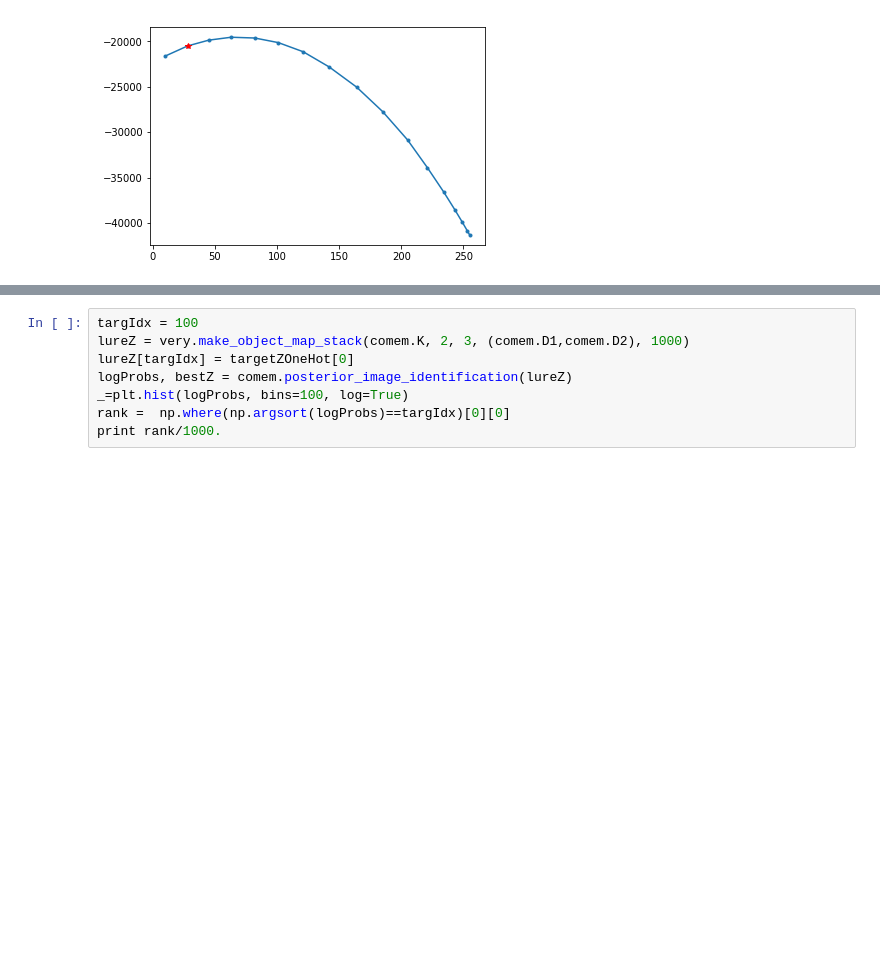
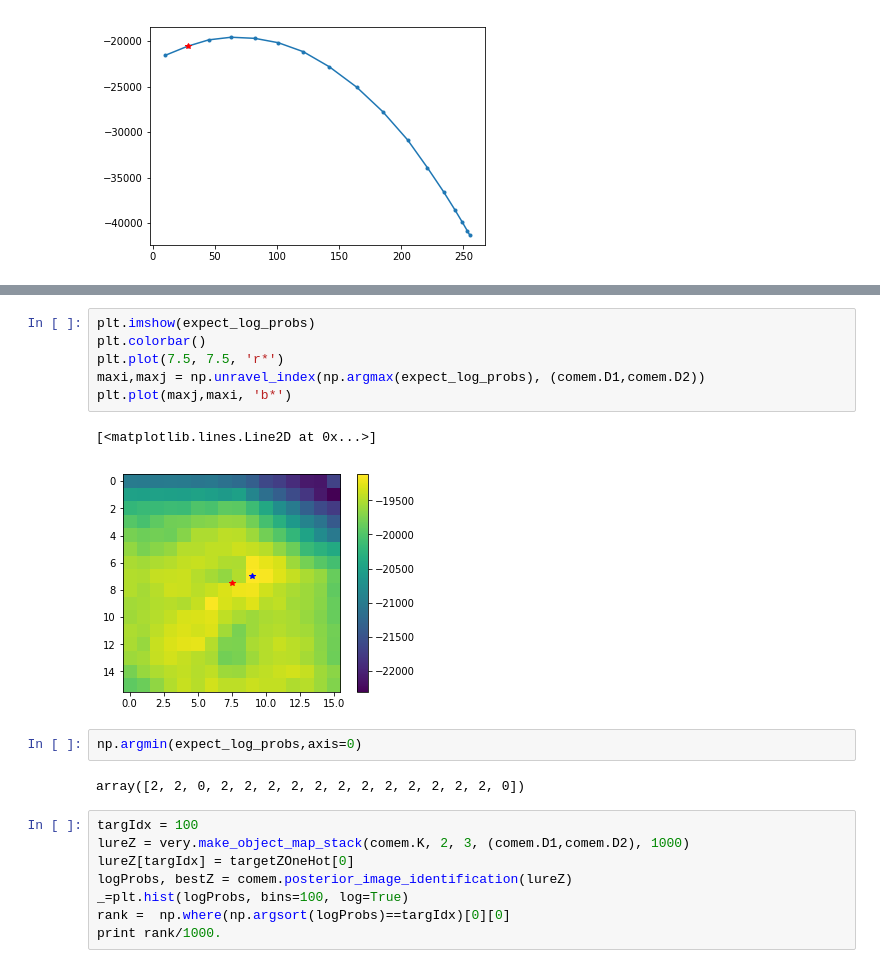
Before and after one commit to tnaselar/imagery_psychophysics, a Jupyter notebook: analysis/variational_approach/development_14.ipynb, the cells around one changed output, grey strips where cells are left out. Saved outputs shown, nothing was run; the diff lists cells and outputs as text; blank space fills up the shorter version.

```diff
--- a/analysis/variational_approach/development_14.ipynb
+++ b/analysis/variational_approach/development_14.ipynb
@@ -378,3 +423,16 @@ plt.plot(len(knownPixels), knownLogProb, 'r*')
+# %%
+plt.imshow(expect_log_probs)
+plt.colorbar()
+plt.plot(7.5, 7.5, 'r*')
+maxi,maxj = np.unravel_index(np.argmax(expect_log_probs), (comem.D1,comem.D2))
+plt.plot(maxj,maxi, 'b*')
+# %% [output]
+[<matplotlib.lines.Line2D at 0x...>]
+[figure, added]
+# %%
+np.argmin(expect_log_probs,axis=0)
+# %% [output]
+array([2, 2, 0, 2, 2, 2, 2, 2, 2, 2, 2, 2, 2, 2, 2, 0])
 # %%
 targIdx = 100
 lureZ = very.make_object_map_stack(comem.K, 2, 3, (comem.D1,comem.D2), 1000)
```
Also changed, not shown: parts of 12 cells of this notebook, 5 other files.
